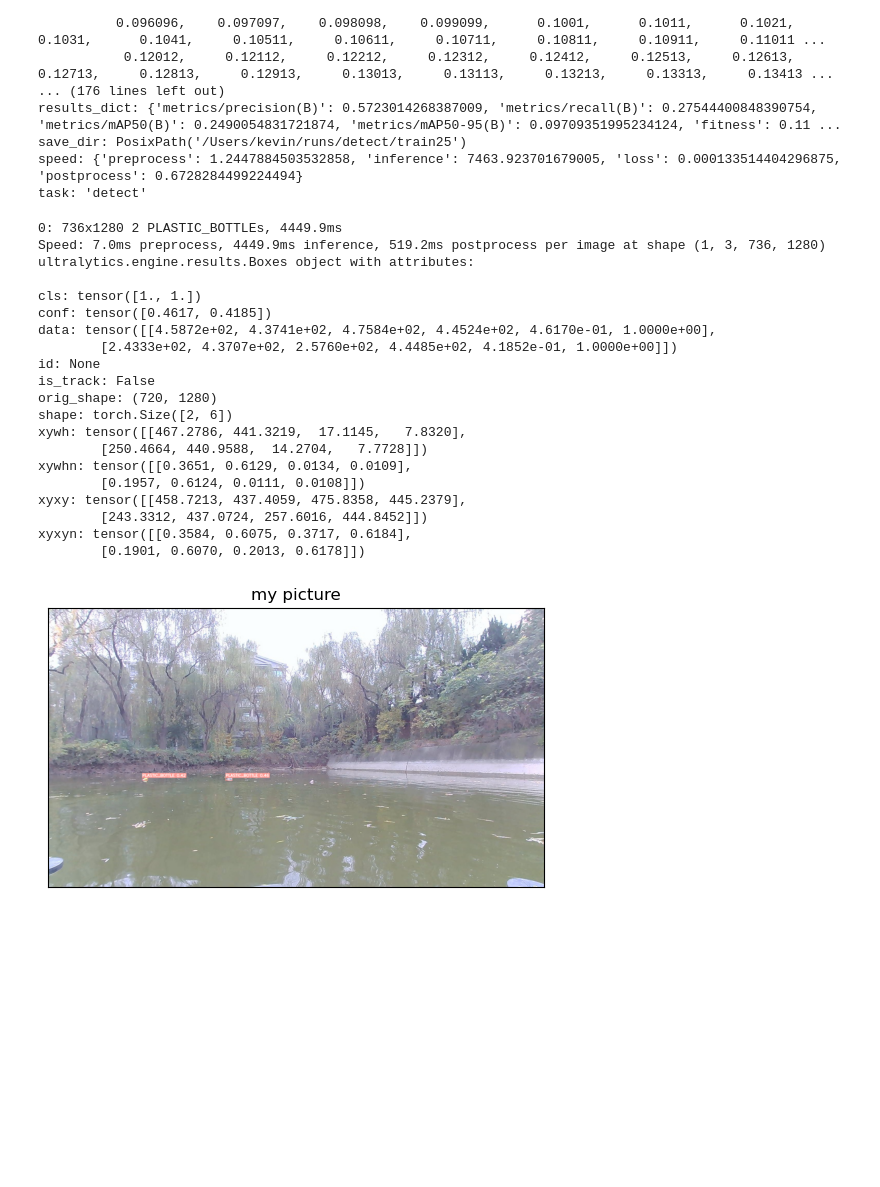
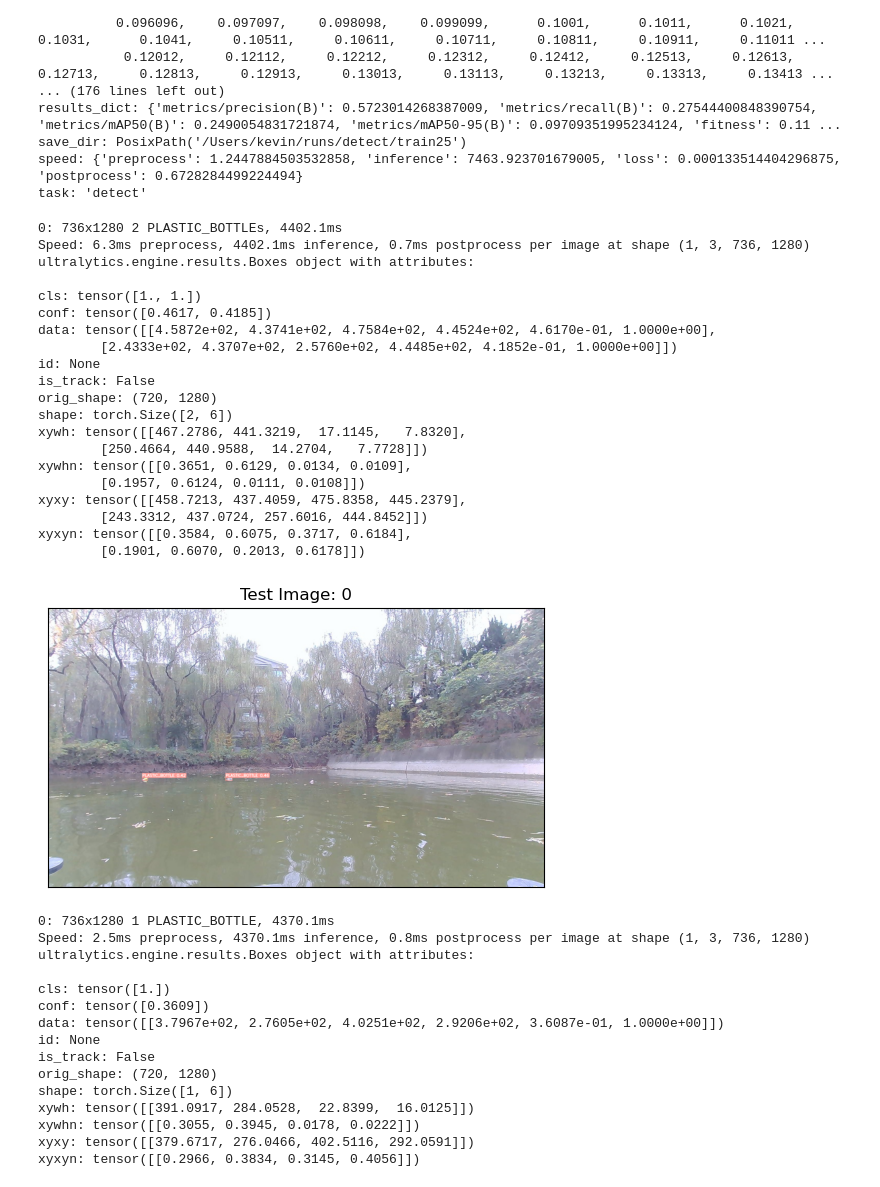
Before and after one commit to kevin-le1/CV_Final_Project, a Jupyter notebook: obj_detection/obj_detection.ipynb, the cells around one changed output. Cells and saved outputs as stored; diff of their text form; code cells hidden in the pictures; blank space fills up the shorter version.

```diff
--- a/obj_detection/obj_detection.ipynb
+++ b/obj_detection/obj_detection.ipynb
@@ -173,47 +173,65 @@ task: 'detect'
 # %%
 from PIL import Image
 from matplotlib import pyplot as plt
 from ultralytics import YOLO
 
-img = dataset['test'][0]['image']
-
 # choosing the best training checkpoint
 model = YOLO('/Users/kevin/runs/detect/train25/weights/best.pt')
 
-pred = model.predict(img)[0]
-print(pred.boxes)
+def plot_img(val):
+    img = dataset['test'][val]['image']
 
-#plotting the image with bounding boxes
-pred = pred.plot(line_width=1)
-#convert from BGR to RGB
-pred_rgb = pred[..., ::-1]
-pred_img = Image.fromarray(pred_rgb)
+    pred = model.predict(img)[0]
+    print(pred.boxes)
 
-pred_img.save('output.png')
-plt.imshow(pred_img)
-plt.title('my picture')
-plt.xticks([])
-plt.yticks([])
-plt.show()
+    #plotting the image with bounding boxes
+    pred = pred.plot(line_width=1)
+    #convert from BGR to RGB
+    pred_rgb = pred[..., ::-1]
+    pred_img = Image.fromarray(pred_rgb)
+
+    plt.imshow(pred_img)
+    plt.title(f'Test Image: {val}')
+    plt.xticks([])
+    plt.yticks([])
+    plt.show()
+
+for i in range(5):
+    plot_img(i)
 # %% [output]
-0: 736x1280 2 PLASTIC_BOTTLEs, 4449.9ms
-Speed: 7.0ms preprocess, 4449.9ms inference, 519.2ms postprocess per image at shape (1, 3, 736, 1280)
+0: 736x1280 2 PLASTIC_BOTTLEs, 4402.1ms
+Speed: 6.3ms preprocess, 4402.1ms inference, 0.7ms postprocess per image at shape (1, 3, 736, 1280)
 ultralytics.engine.results.Boxes object with attributes:
 
 cls: tensor([1., 1.])
 conf: tensor([0.4617, 0.4185])
 data: tensor([[4.5872e+02, 4.3741e+02, 4.7584e+02, 4.4524e+02, 4.6170e-01, 1.0000e+00],
         [2.4333e+02, 4.3707e+02, 2.5760e+02, 4.4485e+02, 4.1852e-01, 1.0000e+00]])
 id: None
 is_track: False
 orig_shape: (720, 1280)
 shape: torch.Size([2, 6])
 xywh: tensor([[467.2786, 441.3219,  17.1145,   7.8320],
         [250.4664, 440.9588,  14.2704,   7.7728]])
 xywhn: tensor([[0.3651, 0.6129, 0.0134, 0.0109],
         [0.1957, 0.6124, 0.0111, 0.0108]])
 xyxy: tensor([[458.7213, 437.4059, 475.8358, 445.2379],
         [243.3312, 437.0724, 257.6016, 444.8452]])
 xyxyn: tensor([[0.3584, 0.6075, 0.3717, 0.6184],
         [0.1901, 0.6070, 0.2013, 0.6178]])
-[figure, old version]
+[figure, new version]
+0: 736x1280 1 PLASTIC_BOTTLE, 4370.1ms
+Speed: 2.5ms preprocess, 4370.1ms inference, 0.8ms postprocess per image at shape (1, 3, 736, 1280)
+ultralytics.engine.results.Boxes object with attributes:
+
+cls: tensor([1.])
+conf: tensor([0.3609])
+data: tensor([[3.7967e+02, 2.7605e+02, 4.0251e+02, 2.9206e+02, 3.6087e-01, 1.0000e+00]])
+id: None
+is_track: False
+orig_shape: (720, 1280)
+shape: torch.Size([1, 6])
+xywh: tensor([[391.0917, 284.0528,  22.8399,  16.0125]])
+xywhn: tensor([[0.3055, 0.3945, 0.0178, 0.0222]])
+xyxy: tensor([[379.6717, 276.0466, 402.5116, 292.0591]])
+xyxyn: tensor([[0.2966, 0.3834, 0.3145, 0.4056]])
```
Also changed, not shown: parts of 2 cells of this notebook.
